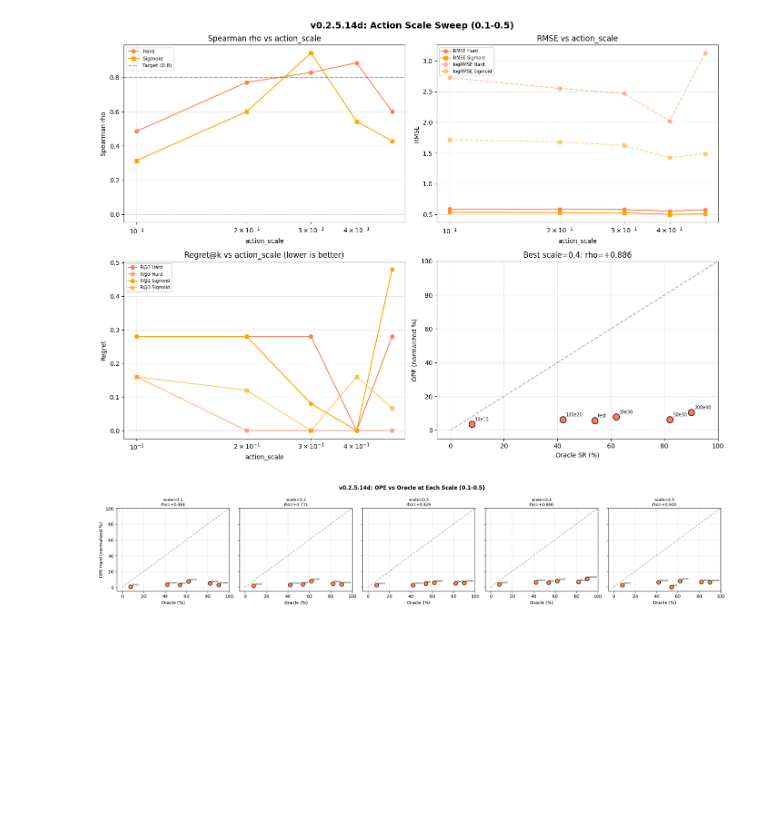
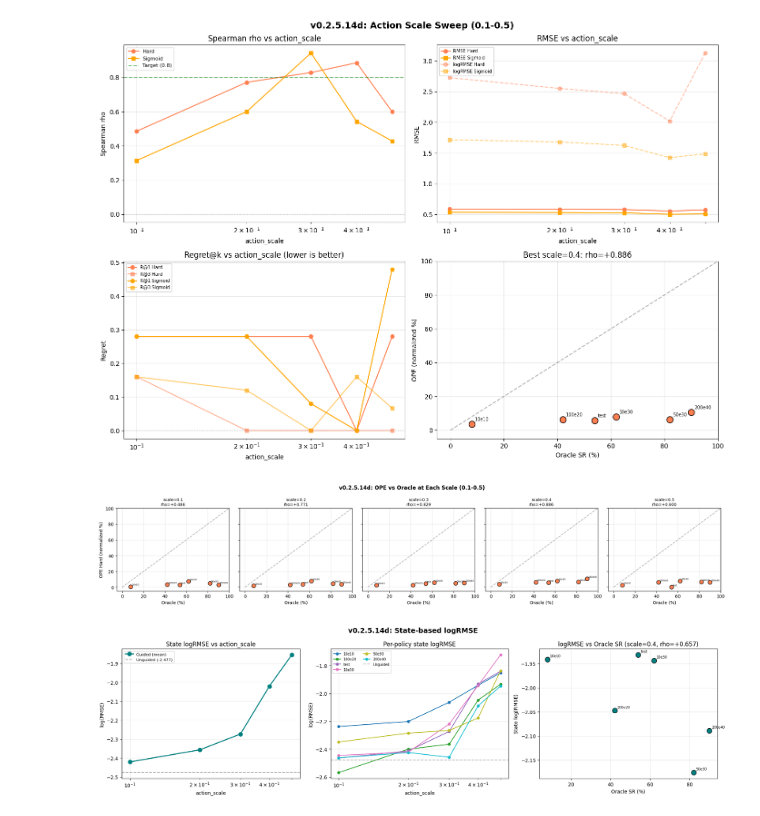
Before and after one commit to kylewang1999/latent_sope, a Jupyter notebook: experiments/2026-03-26/MVP_v0.2.5.14d_action_sweep_large.ipynb, the cells around one changed output. Drawn from its saved outputs; the diff is of its cells as text; code cells hidden in the pictures; blank space fills up the shorter version.

```diff
--- a/experiments/2026-03-26/MVP_v0.2.5.14d_action_sweep_large.ipynb
+++ b/experiments/2026-03-26/MVP_v0.2.5.14d_action_sweep_large.ipynb
@@ -450,6 +480,12 @@ for scale in ACTION_SCALES:
     log_rmse_h = np.sqrt(np.mean((np.log(oracle_srs + eps) - np.log(opes_hard_norm + eps)) ** 2))
     log_rmse_s = np.sqrt(np.mean((np.log(oracle_srs + eps) - np.log(opes_sigm_norm + eps)) ** 2))
 
+    # State-based logRMSE aggregated per scale
+    state_rmses = np.array([sweep_results[(scale, n)]["state_rmse"] for n in policy_names])
+    state_log_rmses = np.array([sweep_results[(scale, n)]["state_log_rmse"] for n in policy_names])
+    mean_state_rmse = float(np.mean(state_rmses))
+    mean_state_log_rmse = float(np.mean(state_log_rmses))
+
     def regret_at_k(oracle_vals, ope_vals, k):
         true_topk = np.argsort(oracle_vals)[-k:]
         est_topk = np.argsort(ope_vals)[-k:]
@@ -466,6 +502,9 @@ for scale in ACTION_SCALES:
         "regret3_sigm": regret_at_k(oracle_srs, opes_sigm, 3),
         "sr_range": (guided_srs.min(), guided_srs.max()),
         "ope_hard_range": (opes_hard.min(), opes_hard.max()),
+        "mean_state_rmse": mean_state_rmse,
+        "mean_state_log_rmse": mean_state_log_rmse,
+        "per_policy_state_log_rmse": {n: sweep_results[(scale, n)]["state_log_rmse"] for n in policy_names},
     }
 
 print("Metrics computed for all scales.")
@@ -484,20 +523,21 @@ for scale in ACTION_SCALES:
     for name in policy_names:
         r = sweep_results[(scale, name)]
         print(f"  {name:<22} oracle={r['oracle_sr']*100:>5.0f}%  SR={r['guided_sr']*100:>5.0f}%  "
-              f"hard={r['ope_hard']:>6.3f}  sigm={r['ope_sigmoid']:>6.3f}")
+              f"hard={r['ope_hard']:>6.3f}  sigm={r['ope_sigmoid']:>6.3f}  logRMSE={r['state_log_rmse']:>7.4f}")
 
 # Aggregate comparison
 print(f"\n{'='*110}")
 print(f"AGGREGATE METRICS BY SCALE")
 print(f"{'='*110}")
 print(f"\n{'Scale':<8} {'rho_H':>7} {'rho_S':>7} {'RMSE_H':>8} {'RMSE_S':>8} "
-      f"{'logRMSE_H':>10} {'logRMSE_S':>10} {'R@1_H':>7} {'R@3_H':>7} {'R@1_S':>7} {'R@3_S':>7}")
-print("-" * 100)
+      f"{'logRMSE_H':>10} {'logRMSE_S':>10} {'stateLogR':>10} {'R@1_H':>7} {'R@3_H':>7} {'R@1_S':>7} {'R@3_S':>7}")
+print("-" * 115)
 for scale in ACTION_SCALES:
     m = scale_metrics[scale]
     print(f"{scale:<8.3f} {m['rho_hard']:>+7.3f} {m['rho_sigm']:>+7.3f} "
           f"{m['rmse_hard']:>8.4f} {m['rmse_sigm']:>8.4f} "
           f"{m['log_rmse_hard']:>10.4f} {m['log_rmse_sigm']:>10.4f} "
+          f"{m['mean_state_log_rmse']:>10.4f} "
           f"{m['regret1_hard']:>7.3f} {m['regret3_hard']:>7.3f} "
           f"{m['regret1_sigm']:>7.3f} {m['regret3_sigm']:>7.3f}")
 
@@ -616,3 +656,56 @@ plt.tight_layout()
 plt.show()
 # %% [output]
 [figure]
+# %%
+# ── Figure 3: State-based logRMSE ──
+fig, axes = plt.subplots(1, 3, figsize=(18, 5))
+
+scales = ACTION_SCALES
+
+# Panel 1: Mean state logRMSE vs action_scale
+ax = axes[0]
+mean_lrs = [scale_metrics[s]["mean_state_log_rmse"] for s in scales]
+ax.plot(scales, mean_lrs, 'o-', color="teal", linewidth=2, markersize=8, label="Guided (mean)")
+ax.axhline(unguided_state_log_rmse, color="gray", ls="--", alpha=0.7, label=f"Unguided ({unguided_state_log_rmse:.3f})")
+ax.set_xlabel("action_scale")
+ax.set_ylabel("log(RMSE)")
+ax.set_title("State logRMSE vs action_scale")
+ax.legend(fontsize=8)
+ax.grid(True, alpha=0.3)
+ax.set_xscale("log")
+
+# Panel 2: Per-policy state logRMSE across scales
+ax = axes[1]
+colors_pol = plt.cm.tab10(np.linspace(0, 1, len(policy_names)))
+for j, name in enumerate(policy_names):
+    lrs = [sweep_results[(s, name)]["state_log_rmse"] for s in scales]
+    short = name.replace("demos_epoch", "e").replace("test_checkpoint", "test")
+    ax.plot(scales, lrs, 'o-', color=colors_pol[j], label=short, markersize=5)
+ax.axhline(unguided_state_log_rmse, color="gray", ls="--", alpha=0.5, label="Unguided")
+ax.set_xlabel("action_scale")
+ax.set_ylabel("log(RMSE)")
+ax.set_title("Per-policy state logRMSE")
+ax.legend(fontsize=7, ncol=2)
+ax.grid(True, alpha=0.3)
+ax.set_xscale("log")
+
+# Panel 3: State logRMSE vs oracle SR at best scale
+ax = axes[2]
+best = max(ACTION_SCALES, key=lambda s: scale_metrics[s]["rho_hard"])
+lrs_best = np.array([sweep_results[(best, n)]["state_log_rmse"] for n in policy_names])
+ax.scatter(oracle_srs * 100, lrs_best, s=100, c="teal", edgecolor="black", zorder=5)
+for j, n in enumerate(policy_names):
+    short = n.replace("demos_epoch", "e").replace("test_checkpoint", "test")
+    ax.annotate(short, (oracle_srs[j]*100, lrs_best[j]),
+                textcoords="offset points", xytext=(5, 5), fontsize=7)
+rho_lr, _ = stats.spearmanr(oracle_srs, -lrs_best)  # negative: lower logRMSE = better
+ax.set_xlabel("Oracle SR (%)")
+ax.set_ylabel("State log(RMSE)")
+ax.set_title(f"logRMSE vs Oracle SR (scale={best}, rho={rho_lr:+.3f})")
+ax.grid(True, alpha=0.3)
+
+fig.suptitle("v0.2.5.14d: State-based logRMSE", fontsize=14, fontweight="bold")
+plt.tight_layout()
+plt.show()
+# %% [output]
+[figure, added]
```
Also changed, not shown: parts of 7 cells of this notebook, 28 other files.
